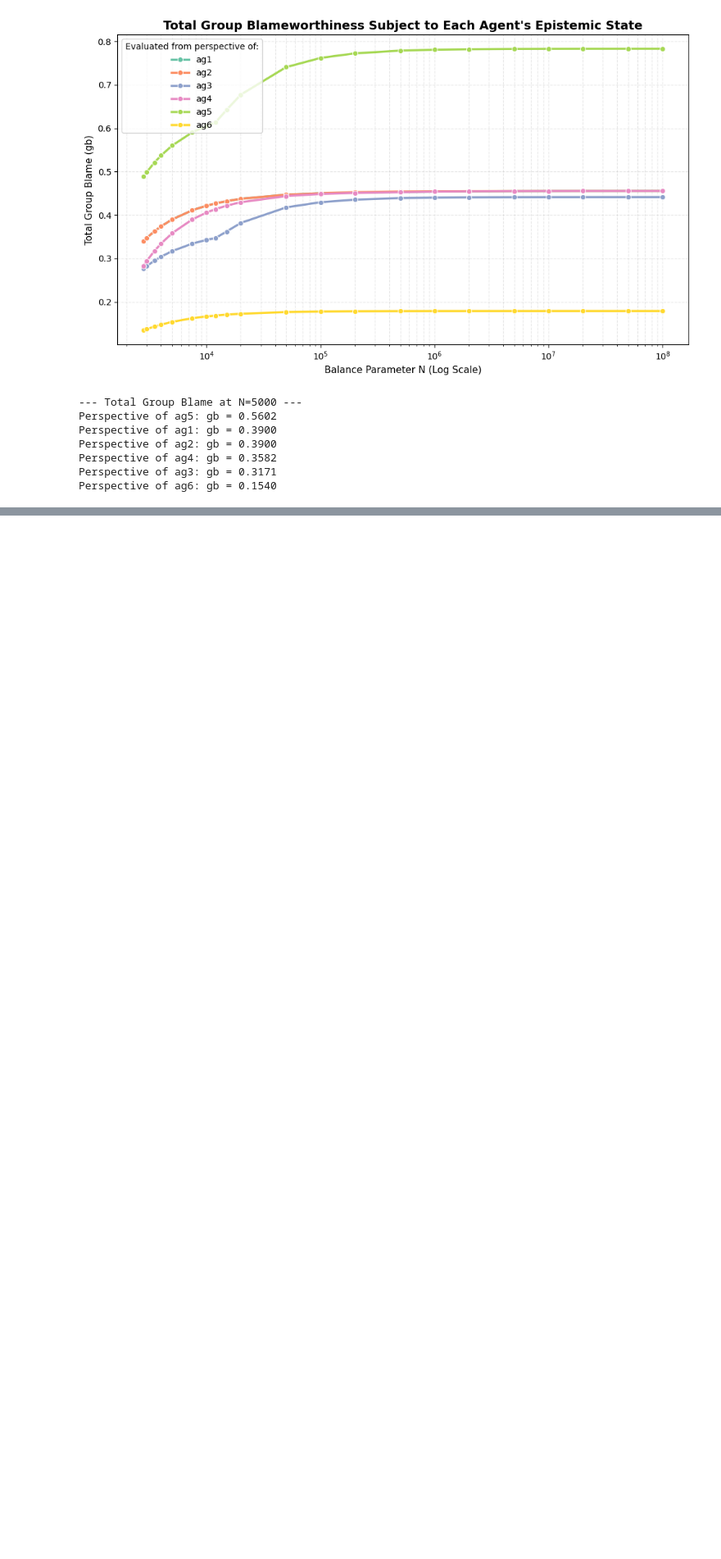
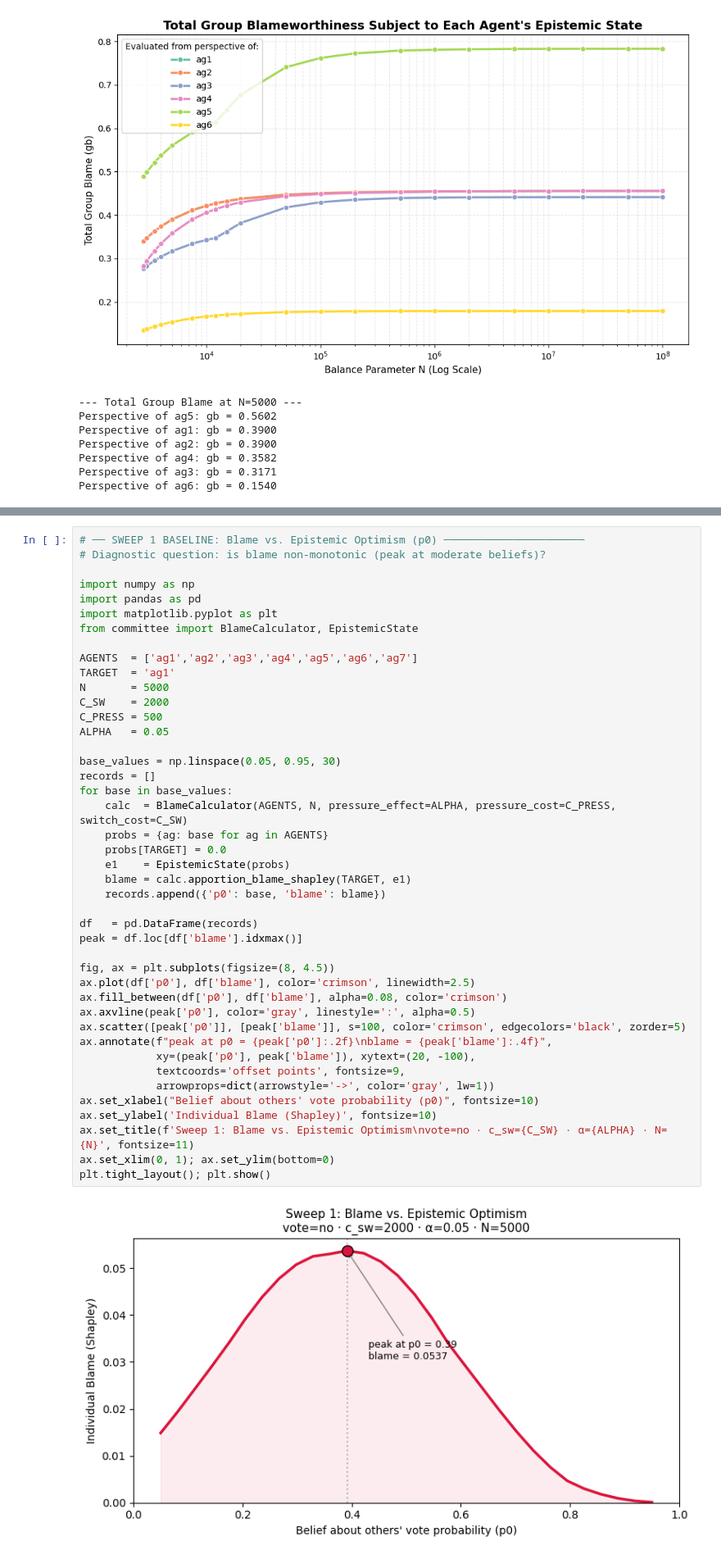
Before and after one commit to rcrtss/miis2025-atiis, a Jupyter notebook: framework/analysis.ipynb, the cells around one changed output, grey strips where cells are left out. Shown at 82% size. Saved outputs shown, nothing was run; the diff lists cells and outputs as text; blank space fills up the shorter version.

Commit message:
feat (eval): first results from sweep p0

```diff
--- a/framework/analysis.ipynb
+++ b/framework/analysis.ipynb
@@ -545,0 +571,45 @@ Perspective of ag6: gb = 0.1540
+# %%
+# ── SWEEP 1 BASELINE: Blame vs. Epistemic Optimism (p0) ──────────────────────
+# Diagnostic question: is blame non-monotonic (peak at moderate beliefs)?
+
+import numpy as np
+import pandas as pd
+import matplotlib.pyplot as plt
+from committee import BlameCalculator, EpistemicState
+
+AGENTS  = ['ag1','ag2','ag3','ag4','ag5','ag6','ag7']
+TARGET  = 'ag1'
+N       = 5000
+C_SW    = 2000
+C_PRESS = 500
+ALPHA   = 0.05
+
+base_values = np.linspace(0.05, 0.95, 30)
+records = []
+for base in base_values:
+    calc  = BlameCalculator(AGENTS, N, pressure_effect=ALPHA, pressure_cost=C_PRESS, switch_cost=C_SW)
+    probs = {ag: base for ag in AGENTS}
+    probs[TARGET] = 0.0
+    e1    = EpistemicState(probs)
+    blame = calc.apportion_blame_shapley(TARGET, e1)
+    records.append({'p0': base, 'blame': blame})
+
+df   = pd.DataFrame(records)
+peak = df.loc[df['blame'].idxmax()]
+
+fig, ax = plt.subplots(figsize=(8, 4.5))
+ax.plot(df['p0'], df['blame'], color='crimson', linewidth=2.5)
+ax.fill_between(df['p0'], df['blame'], alpha=0.08, color='crimson')
+ax.axvline(peak['p0'], color='gray', linestyle=':', alpha=0.5)
+ax.scatter([peak['p0']], [peak['blame']], s=100, color='crimson', edgecolors='black', zorder=5)
+ax.annotate(f"peak at p0 = {peak['p0']:.2f}\nblame = {peak['blame']:.4f}",
+            xy=(peak['p0'], peak['blame']), xytext=(20, -100),
+            textcoords='offset points', fontsize=9,
+            arrowprops=dict(arrowstyle='->', color='gray', lw=1))
+ax.set_xlabel("Belief about others' vote probability (p0)", fontsize=10)
+ax.set_ylabel('Individual Blame (Shapley)', fontsize=10)
+ax.set_title(f'Sweep 1: Blame vs. Epistemic Optimism\nvote=no · c_sw={C_SW} · α={ALPHA} · N={N}', fontsize=11)
+ax.set_xlim(0, 1); ax.set_ylim(bottom=0)
+plt.tight_layout(); plt.show()
+# %% [output]
+[figure, added]
```
Also changed, not shown: parts of 12 cells of this notebook, 25 other files.
